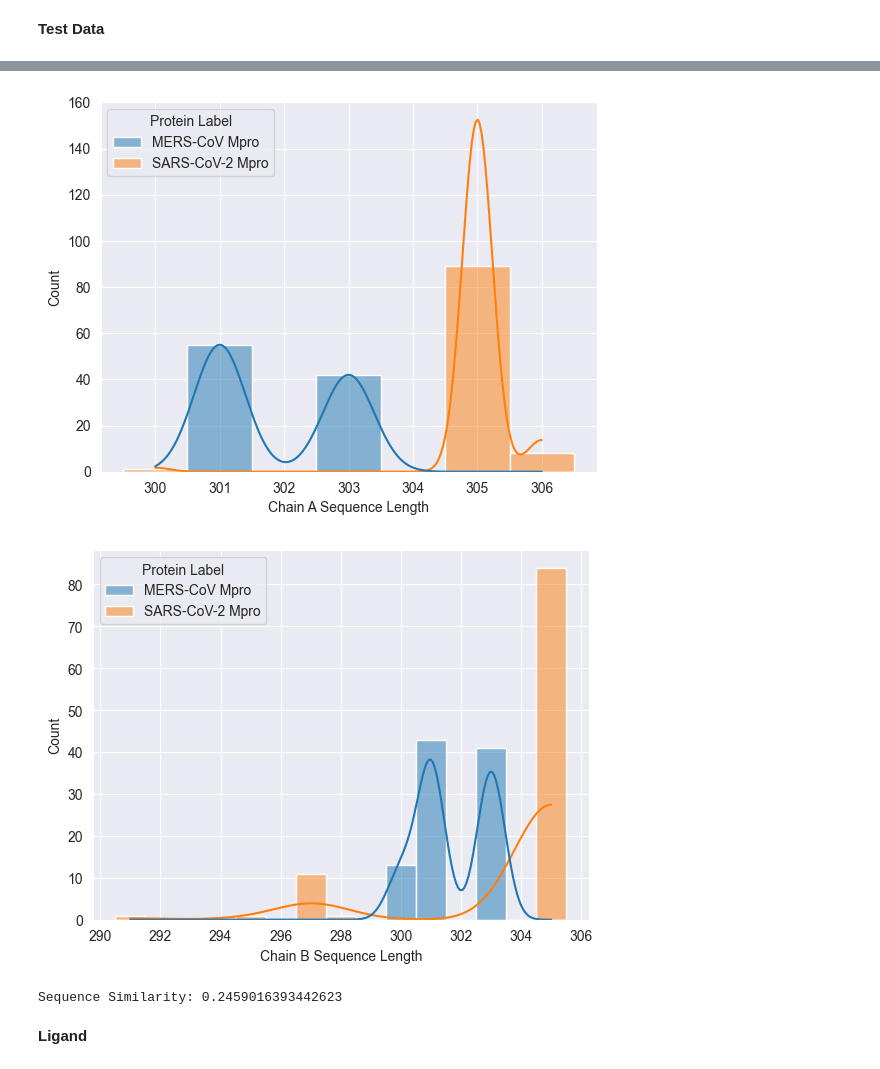
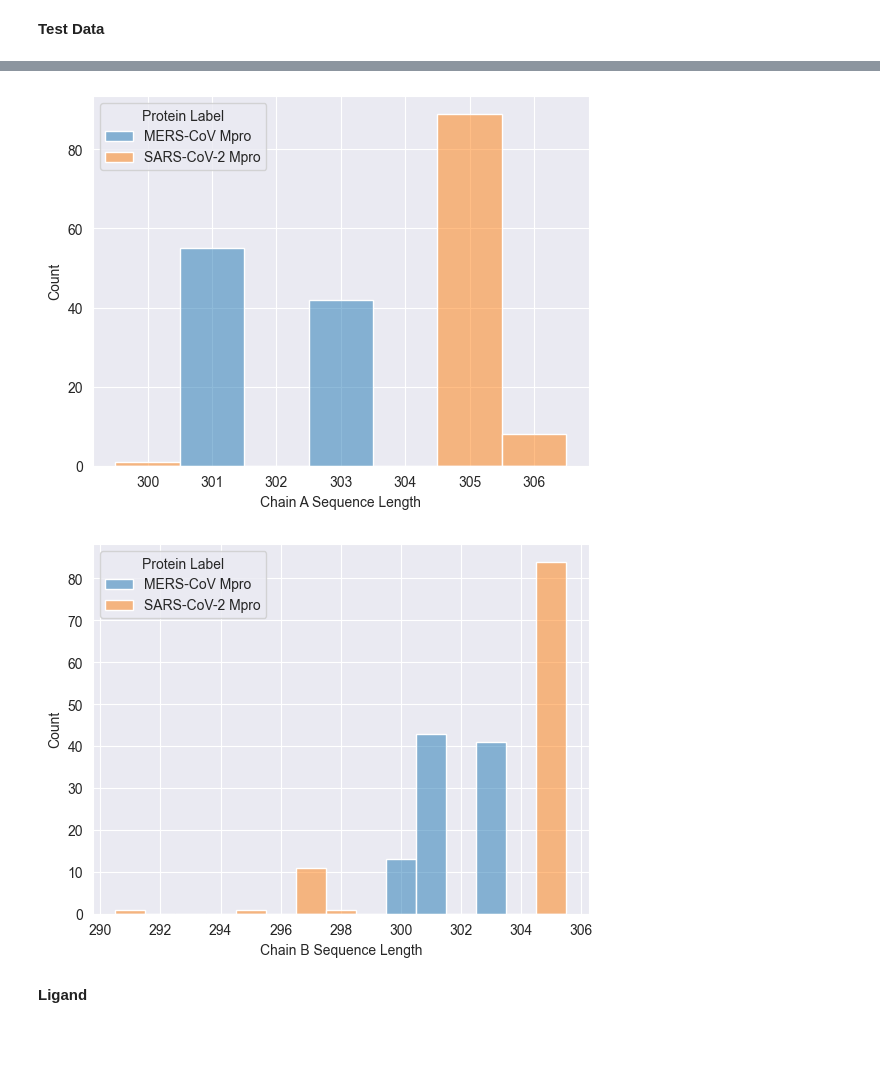
Before and after one commit to aehrlich1/ximp, a Jupyter notebook: notebooks/data_exp_ligand_poses.ipynb, the cells around one changed output, grey strips where cells are left out. Saved outputs shown, nothing was run; the diff lists cells and outputs as text; code cells hidden in the pictures; blank space fills up the shorter version.

```diff
--- a/notebooks/data_exp_ligand_poses.ipynb
+++ b/notebooks/data_exp_ligand_poses.ipynb
@@ -142,23 +185,13 @@ MERS-CoV Mpro Count:   97
 # %%
 # Protein Chain A and Chain B Sequence Length for SARS-CoV-2 Mpro and MERS-CoV Mpro
-sns.histplot(data=df_test_X, x='Chain A Sequence Length', hue='Protein Label', kde=True, discrete=True)
+sns.histplot(data=df_test_X, x='Chain A Sequence Length', hue='Protein Label', discrete=True)
 plt.show()
 
-sns.histplot(data=df_test_X, x='Chain B Sequence Length', hue='Protein Label', kde=True, discrete=True)
+sns.histplot(data=df_test_X, x='Chain B Sequence Length', hue='Protein Label', discrete=True)
 plt.show()
 # %% [output]
-[figure, old version]
+[figure, new version]
-[figure, old version]
+[figure, new version]
-# %%
-# Similarity between MERS and SARS-CoV-2 Mpro Chain A Sequence for two chosen samples
-# TODO: Sequence Alignment
-mers = df_test_X.iloc[0]['Chain A Sequence']
-sars = df_test_X.iloc[2]['Chain A Sequence']
-
-matching_aas = sum(1 for i in range(len(mers)) if mers[i] == sars[i])
-print(f'Sequence Similarity: {matching_aas/len(sars)}')
-# %% [output]
-Sequence Similarity: 0.2459016393442623
 # %% [markdown]
 **Ligand**
 # %%
```
Also changed, not shown: parts of 7 cells of this notebook.
